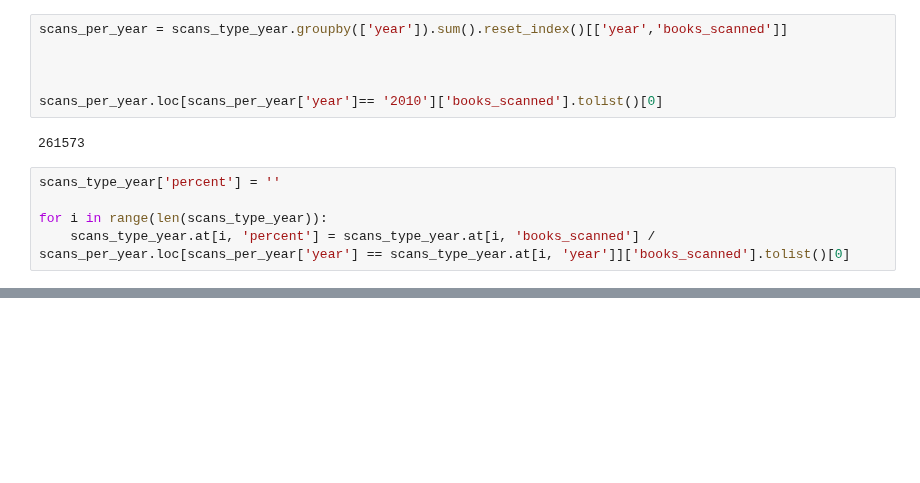
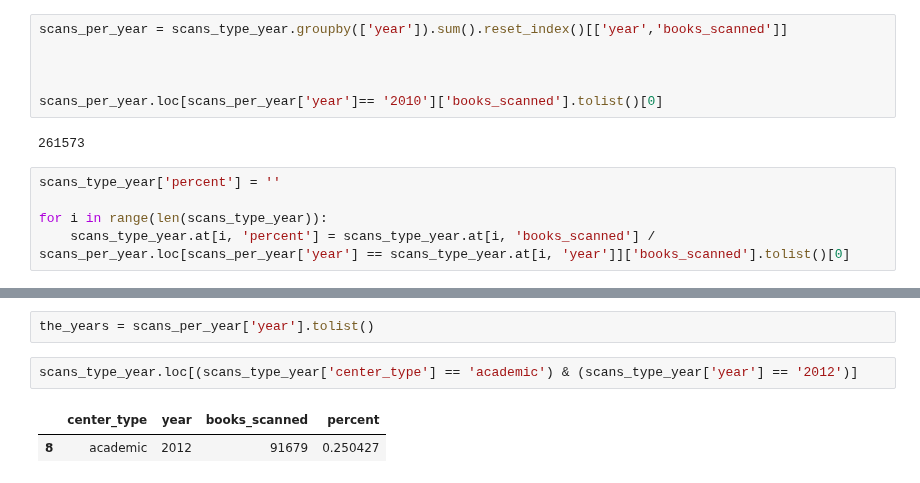
Before and after one commit to ers6/ia_scanning_labor_data, a Jupyter notebook: metadata-analysis/stats_for_debates_in_dh.ipynb, the cells around one changed output, grey strips where cells are left out. Cells and saved outputs as stored; diff of their text form; blank space fills up the shorter version.

```diff
--- a/metadata-analysis/stats_for_debates_in_dh.ipynb
+++ b/metadata-analysis/stats_for_debates_in_dh.ipynb
@@ -81,0 +150,7 @@ scans_type_year.to_csv('')
+# %%
+the_years = scans_per_year['year'].tolist()
+# %%
+scans_type_year.loc[(scans_type_year['center_type'] == 'academic') & (scans_type_year['year'] == '2012')]
+# %% [output]
+|  | center_type | year | books_scanned | percent |
+| 8 | academic | 2012 | 91679 | 0.250427 |
```
Also changed, not shown: parts of 12 cells of this notebook, 3 other files.
